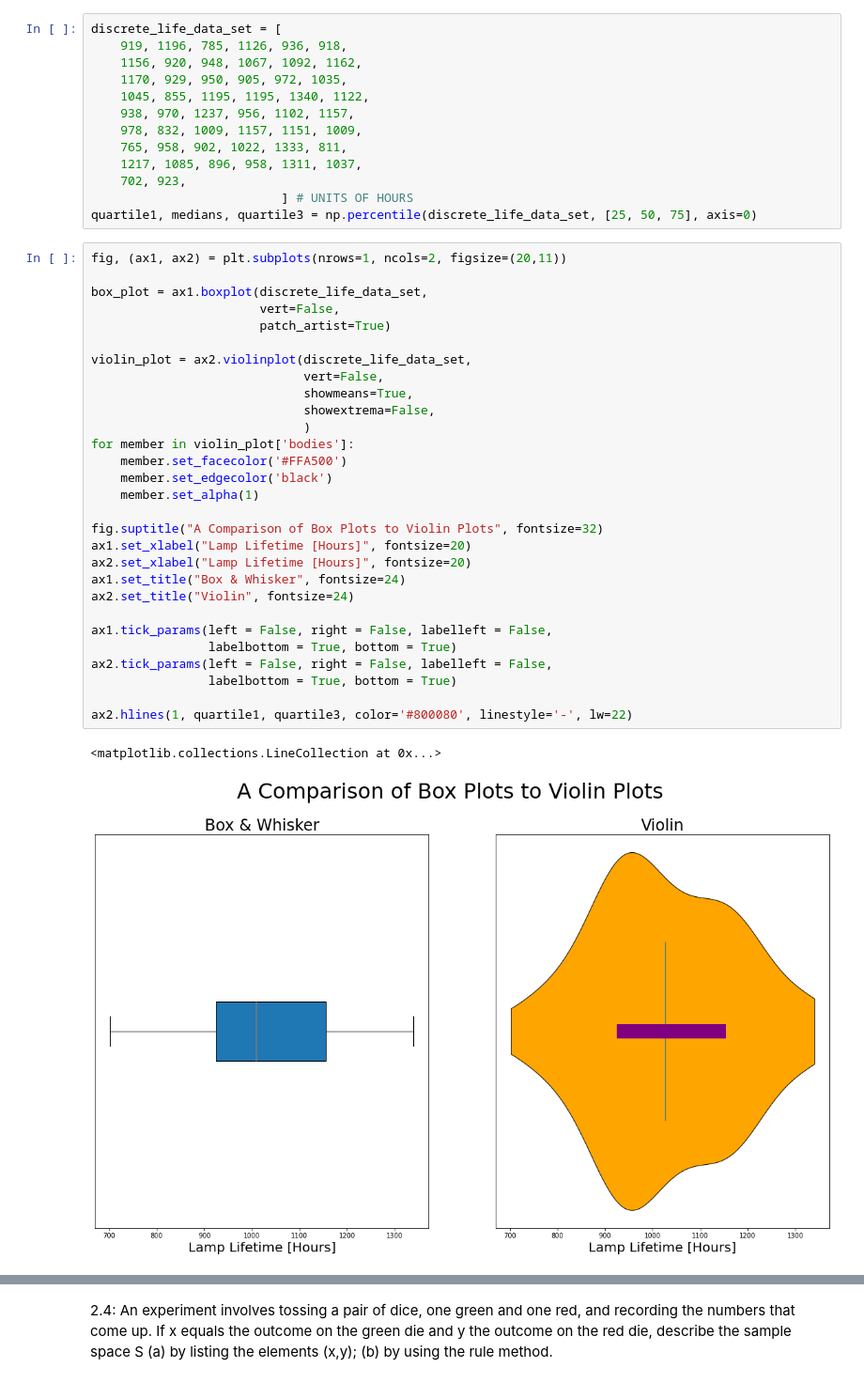
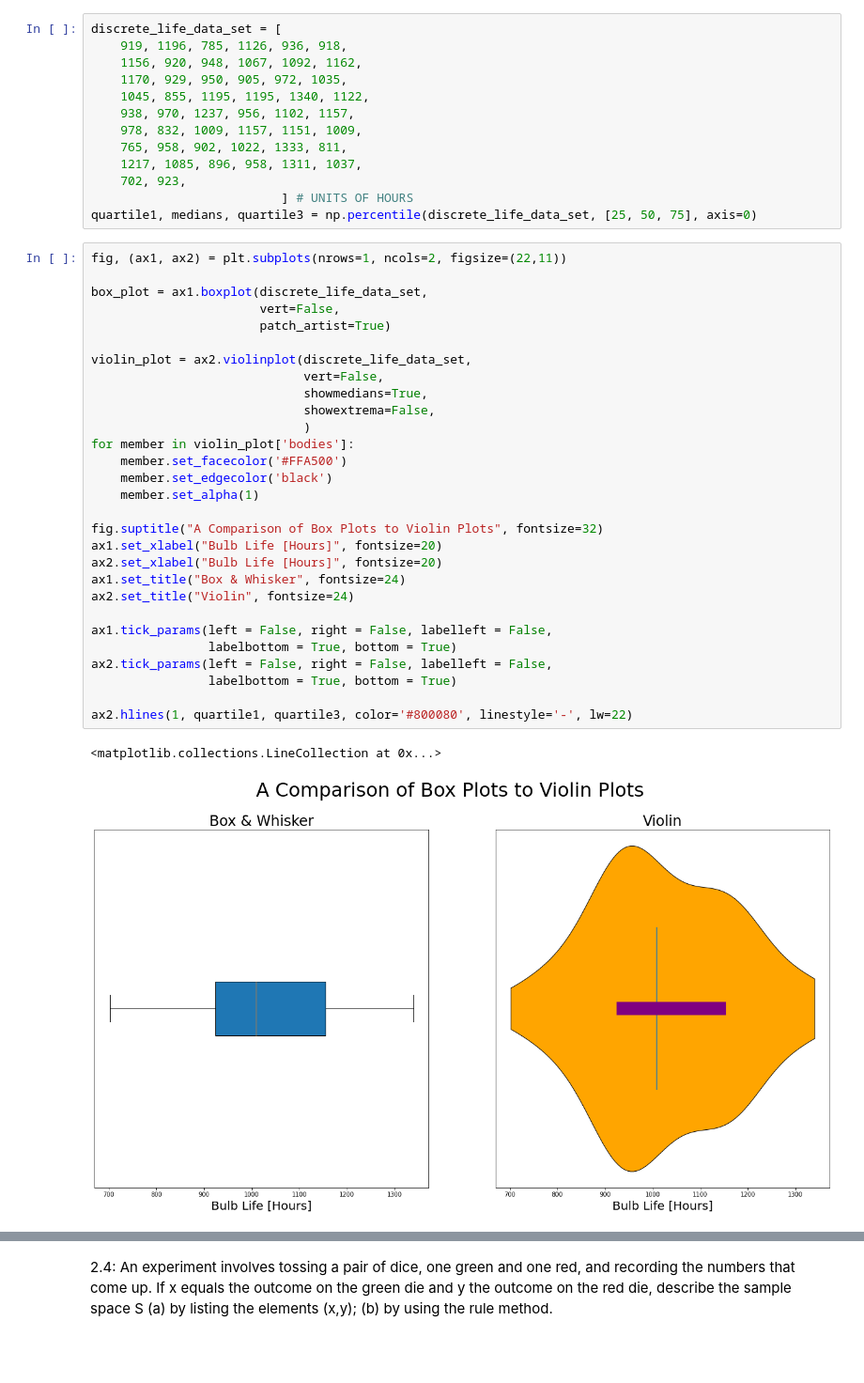
Before and after one commit to KCH390/ENGR-460-Stats-HW, a Jupyter notebook: StatsHw1.ipynb, the cells around one changed output, grey strips where cells are left out. Shown at 94% size. Drawn from its saved outputs; the diff is of its cells as text; blank space fills up the shorter version.

```diff
--- a/StatsHw1.ipynb
+++ b/StatsHw1.ipynb
@@ -111,34 +110,34 @@ discrete_life_data_set = [
                           ] # UNITS OF HOURS
 quartile1, medians, quartile3 = np.percentile(discrete_life_data_set, [25, 50, 75], axis=0)
 # %%
-fig, (ax1, ax2) = plt.subplots(nrows=1, ncols=2, figsize=(20,11))
+fig, (ax1, ax2) = plt.subplots(nrows=1, ncols=2, figsize=(22,11))
 
 box_plot = ax1.boxplot(discrete_life_data_set,
                        vert=False,
                        patch_artist=True)
 
 violin_plot = ax2.violinplot(discrete_life_data_set,
                              vert=False,
-                             showmeans=True,
+                             showmedians=True,
                              showextrema=False,
                              )
 for member in violin_plot['bodies']:
     member.set_facecolor('#FFA500')
     member.set_edgecolor('black')
     member.set_alpha(1)
 
 fig.suptitle("A Comparison of Box Plots to Violin Plots", fontsize=32)
-ax1.set_xlabel("Lamp Lifetime [Hours]", fontsize=20)
-ax2.set_xlabel("Lamp Lifetime [Hours]", fontsize=20)
+ax1.set_xlabel("Bulb Life [Hours]", fontsize=20)
+ax2.set_xlabel("Bulb Life [Hours]", fontsize=20)
 ax1.set_title("Box & Whisker", fontsize=24)
 ax2.set_title("Violin", fontsize=24)
 
 ax1.tick_params(left = False, right = False, labelleft = False,
                 labelbottom = True, bottom = True)
 ax2.tick_params(left = False, right = False, labelleft = False,
                 labelbottom = True, bottom = True)
 
 ax2.hlines(1, quartile1, quartile3, color='#800080', linestyle='-', lw=22)
 # %% [output]
 <matplotlib.collections.LineCollection at 0x...>
-[figure, old version]
+[figure, new version]
```
Also changed, not shown: parts of 3 cells of this notebook.
